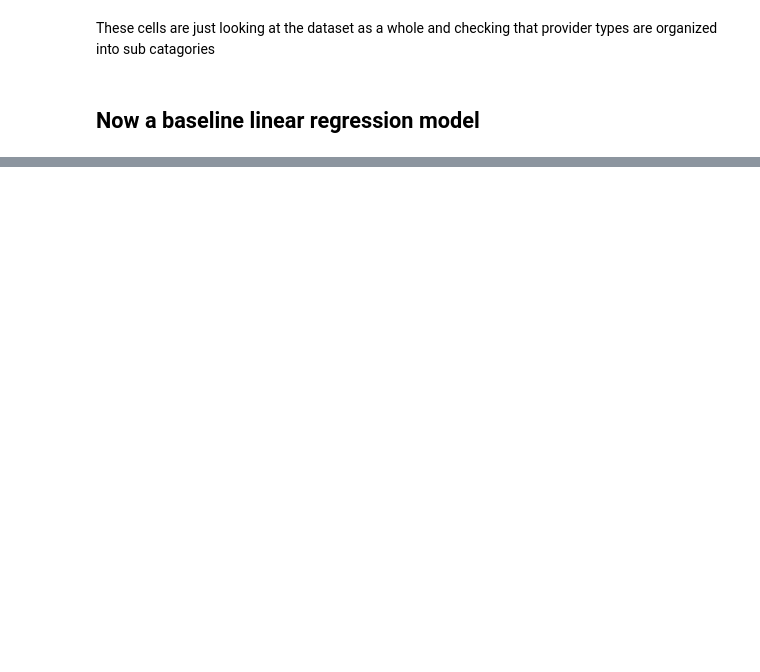
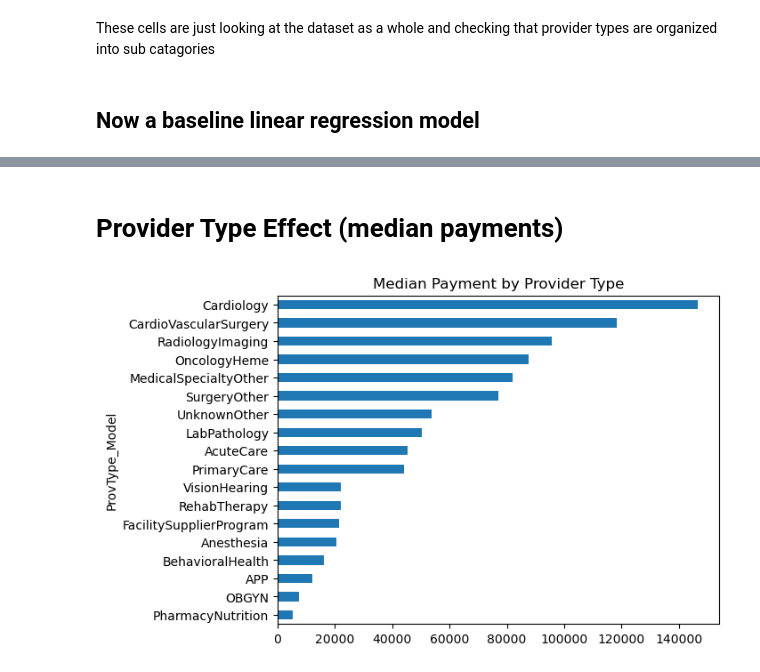
Before and after one commit to JennQQQ/Medicare-Project, a Jupyter notebook: notebooks/Volume_Risk_ProvType_LRModel.ipynb, the cells around one changed output, grey strips where cells are left out. Saved outputs shown, nothing was run; the diff lists cells and outputs as text; code cells hidden in the pictures; blank space fills up the shorter version.

```diff
--- a/notebooks/Volume_Risk_ProvType_LRModel.ipynb
+++ b/notebooks/Volume_Risk_ProvType_LRModel.ipynb
@@ -73,0 +228,8 @@ from sklearn.metrics import r2_score, mean_squared_error
+# %% [markdown]
+# Provider Type Effect (median payments)
+# %%
+df.groupby("ProvType_Model")["Tot_Mdcr_Pymt_Amt"].median().sort_values().plot(kind="barh")
+plt.title("Median Payment by Provider Type")
+plt.show()
+# %% [output]
+[figure, added]
```
Also changed, not shown: parts of 17 cells of this notebook.
